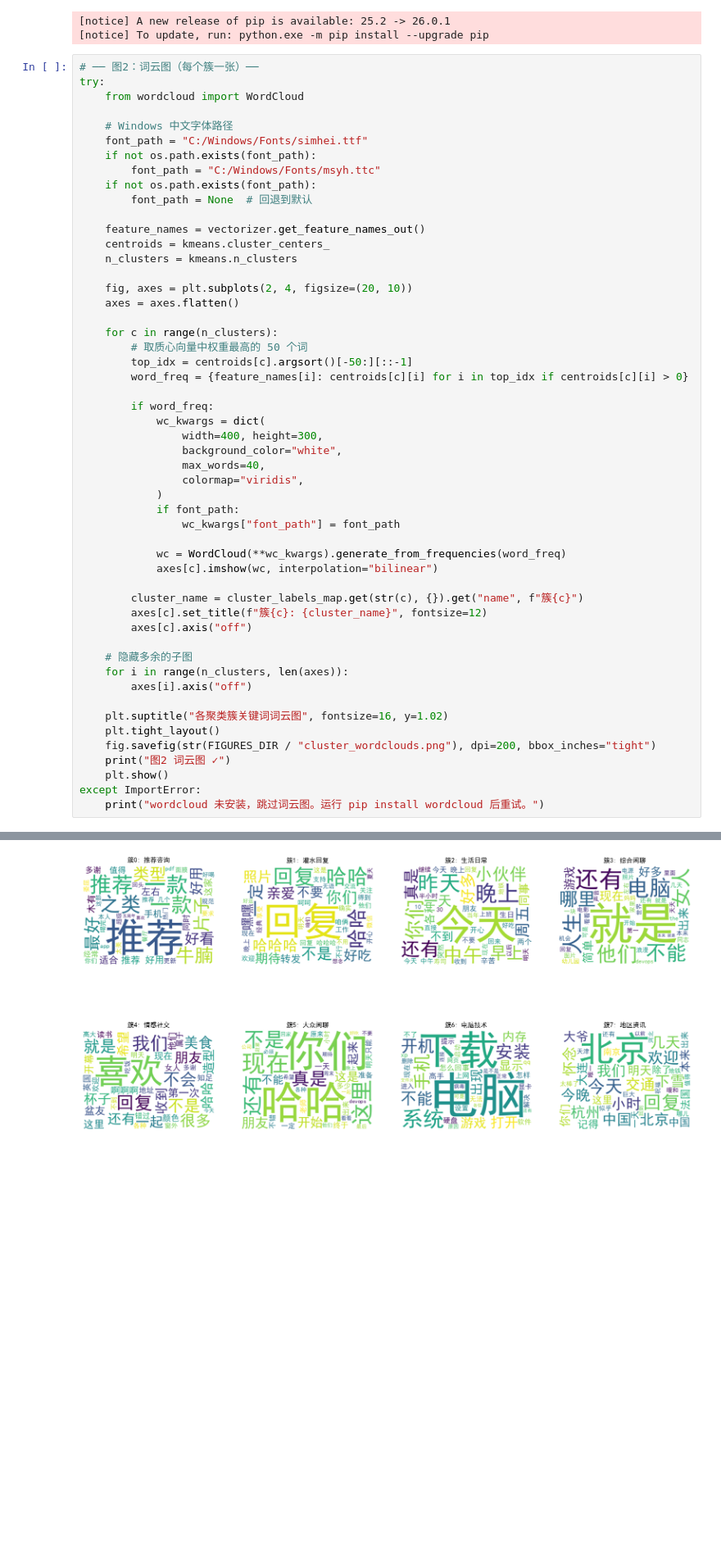
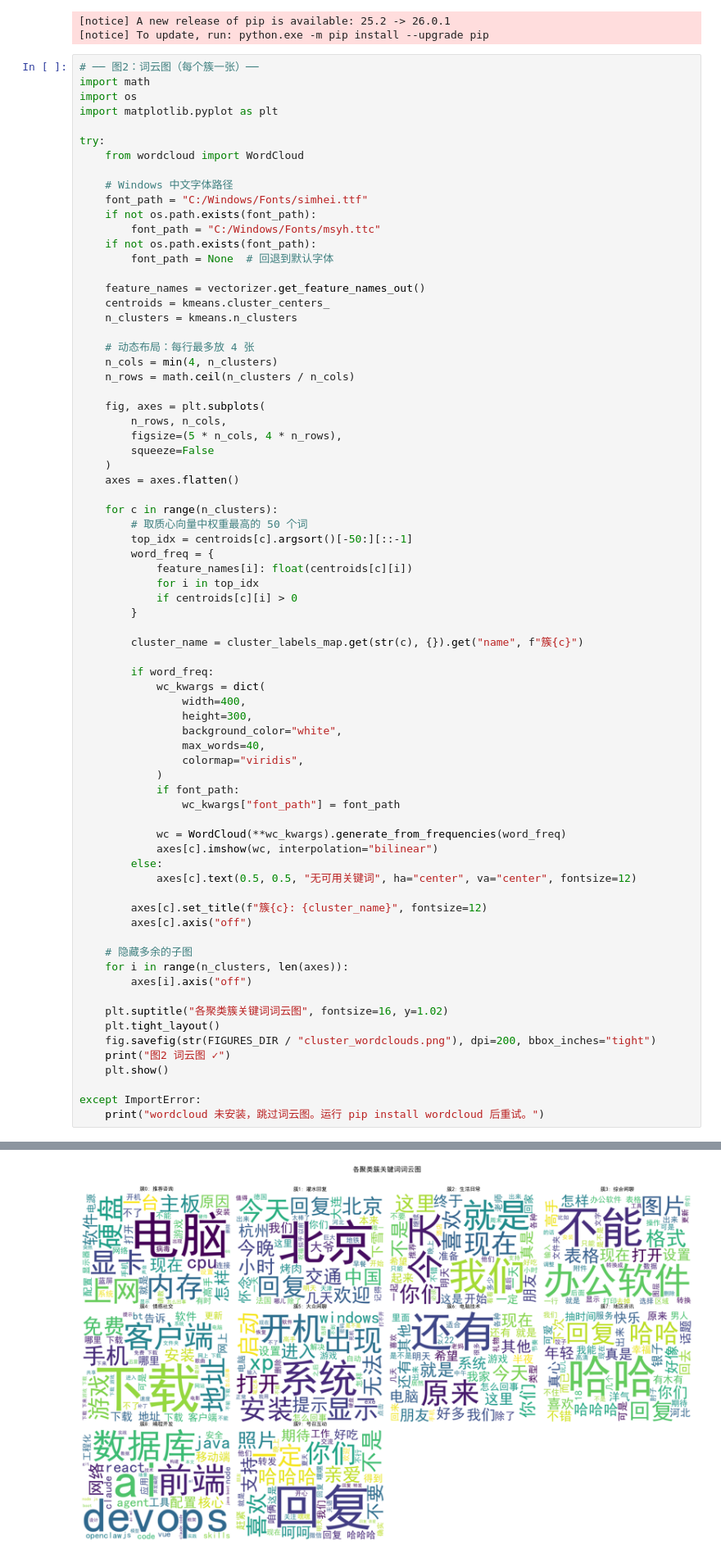
Before and after one commit to cathyfrost/code-hub, a Jupyter notebook: ml-service/training/06_evaluation.ipynb, the cells around one changed output, grey strips where cells are left out. Shown at 82% size. Saved outputs shown, nothing was run; the diff lists cells and outputs as text; blank space fills up the shorter version.

```diff
--- a/ml-service/training/06_evaluation.ipynb
+++ b/ml-service/training/06_evaluation.ipynb
@@ -186,6 +186,10 @@ Note: you may need to restart the kernel to use updated packages.
 [notice] To update, run: python.exe -m pip install --upgrade pip
 # %%
 # ── 图2：词云图（每个簇一张）──
+import math
+import os
+import matplotlib.pyplot as plt
+
 try:
     from wordcloud import WordCloud
 
@@ -194,23 +198,38 @@ try:
     if not os.path.exists(font_path):
         font_path = "C:/Windows/Fonts/msyh.ttc"
     if not os.path.exists(font_path):
-        font_path = None  # 回退到默认
+        font_path = None  # 回退到默认字体
 
     feature_names = vectorizer.get_feature_names_out()
     centroids = kmeans.cluster_centers_
     n_clusters = kmeans.n_clusters
 
-    fig, axes = plt.subplots(2, 4, figsize=(20, 10))
+    # 动态布局：每行最多放 4 张
+    n_cols = min(4, n_clusters)
+    n_rows = math.ceil(n_clusters / n_cols)
+
+    fig, axes = plt.subplots(
+        n_rows, n_cols,
+        figsize=(5 * n_cols, 4 * n_rows),
+        squeeze=False
+    )
     axes = axes.flatten()
 
     for c in range(n_clusters):
         # 取质心向量中权重最高的 50 个词
         top_idx = centroids[c].argsort()[-50:][::-1]
-        word_freq = {feature_names[i]: centroids[c][i] for i in top_idx if centroids[c][i] > 0}
+        word_freq = {
+            feature_names[i]: float(centroids[c][i])
+            for i in top_idx
+            if centroids[c][i] > 0
+        }
+
+        cluster_name = cluster_labels_map.get(str(c), {}).get("name", f"簇{c}")
 
         if word_freq:
             wc_kwargs = dict(
-                width=400, height=300,
+                width=400,
+                height=300,
                 background_color="white",
                 max_words=40,
                 colormap="viridis",
@@ -220,8 +239,9 @@ try:
 
             wc = WordCloud(**wc_kwargs).generate_from_frequencies(word_freq)
             axes[c].imshow(wc, interpolation="bilinear")
+        else:
+            axes[c].text(0.5, 0.5, "无可用关键词", ha="center", va="center", fontsize=12)
 
-        cluster_name = cluster_labels_map.get(str(c), {}).get("name", f"簇{c}")
         axes[c].set_title(f"簇{c}: {cluster_name}", fontsize=12)
         axes[c].axis("off")
 
@@ -234,6 +254,7 @@ try:
     fig.savefig(str(FIGURES_DIR / "cluster_wordclouds.png"), dpi=200, bbox_inches="tight")
     print("图2 词云图 ✓")
     plt.show()
+
 except ImportError:
     print("wordcloud 未安装，跳过词云图。运行 pip install wordcloud 后重试。")
 # %% [output]
@@ -241,4 +262,4 @@ IndexError: index 8 is out of bounds for axis 0 with size 8
-[figure, old version]
+[figure, new version]
 # %%
 # ── 图3：PCA 聚类散点图（区分技术/垃圾）──
 pca = PCA(n_components=2, random_state=42)
```
Also changed, not shown: parts of 10 cells of this notebook, 37 other files.
